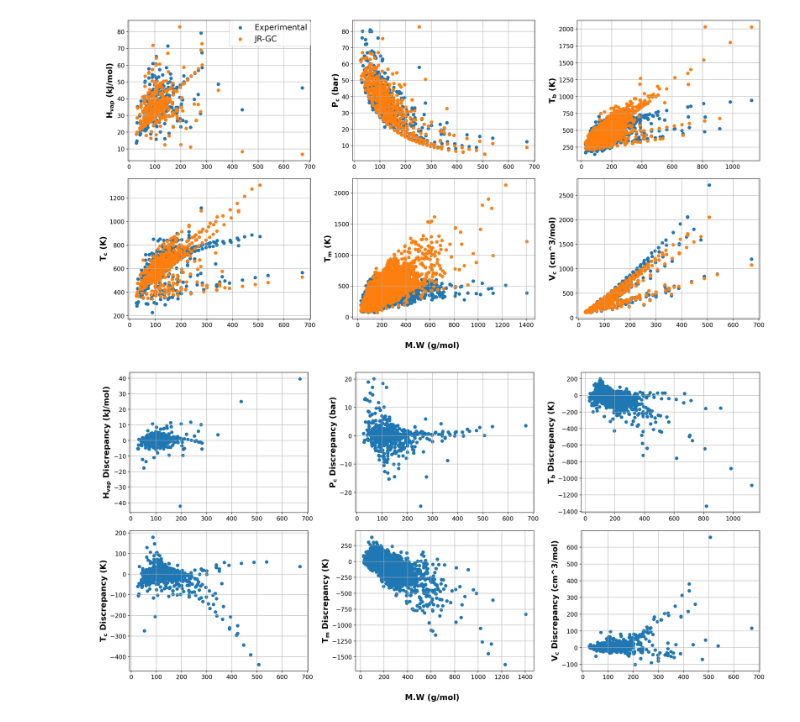
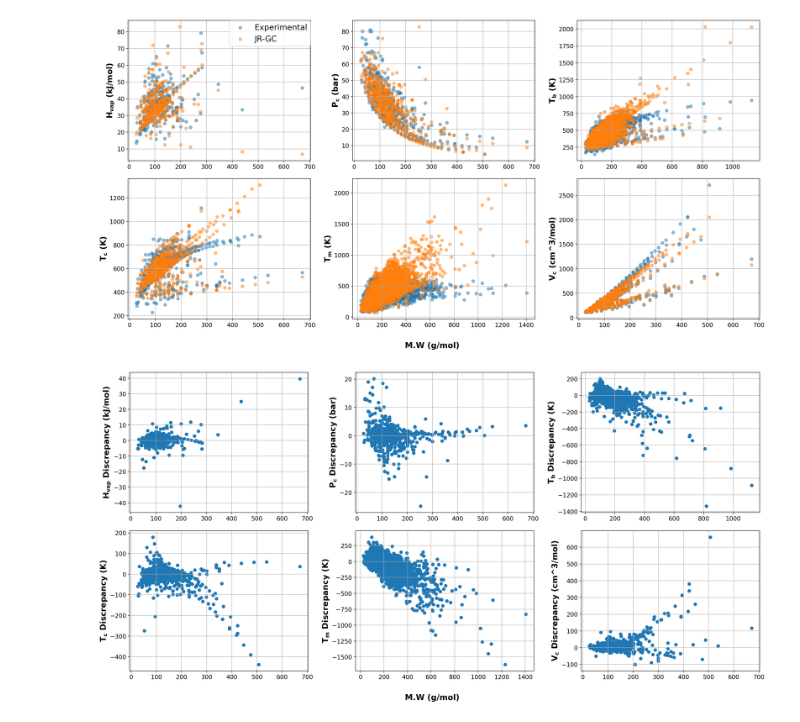
Before and after one commit to MaginnGroup/GCGP, a Jupyter notebook: view_data.ipynb, the cells around one changed output. Drawn from its saved outputs; the diff is of its cells as text; code cells hidden in the pictures.

```diff
--- a/view_data.ipynb
+++ b/view_data.ipynb
@@ -84,39 +84,39 @@ for i in range(len(codes)):
     #Get y label for plot
     code_real, norm_end, disc_end = code_to_label(code, unit)
     #Mw vs property Predictions
-    ax.scatter(X[:,0], Y_exp, label='Experimental')
-    ax.scatter(X[:,0], Y_gc, label='JR-GC')
+    ax.scatter(X[:,0], Y_exp, label='Experimental', alpha = 0.5)
+    ax.scatter(X[:,0], Y_gc, label='JR-GC', alpha = 0.5)
     ax.set_ylabel(r'$\mathbf{' +code_real + '}$' + norm_end, fontsize=16, fontweight='bold')
     ax.tick_params(axis='both', which='major', labelsize=12)
     ax.grid()
 
     # M.W vs property Discrepancy Predictions
     ax2.scatter(X[:,0], Y_exp - Y_gc)
     ax2.set_ylabel(r'$\mathbf{' +code_real + '}$' + disc_end, fontsize=16, fontweight='bold')
     ax2.tick_params(axis='both', which='major', labelsize=12)
     ax2.grid()
 
 fig.supxlabel("M.W (g/mol)", fontsize = 16, fontweight='bold')
 fig2.supxlabel("M.W (g/mol)", fontsize = 16, fontweight='bold')
 
 #Get legend information and make colorbar on last plot
 handles, labels = ax_norm[0].get_legend_handles_labels()
 #Plots legend
 if labels:
     ax_norm[0].legend(handles, labels, loc="upper right", borderaxespad=0.02)
 
 fig.tight_layout()
 fig2.tight_layout()
 
 if save_plot:
     fig2.savefig(dir_root+"/MW_vs_Disc.png", dpi=300, bbox_inches='tight')
 else:
     plt.show()
 
 if save_plot:
     fig.savefig(dir_root+"/MW_vs_Prop.png", dpi=300, bbox_inches='tight')
 else:
     plt.show()
 # %% [output]
-[figure, old version]
+[figure, new version]
 [figure]
```
